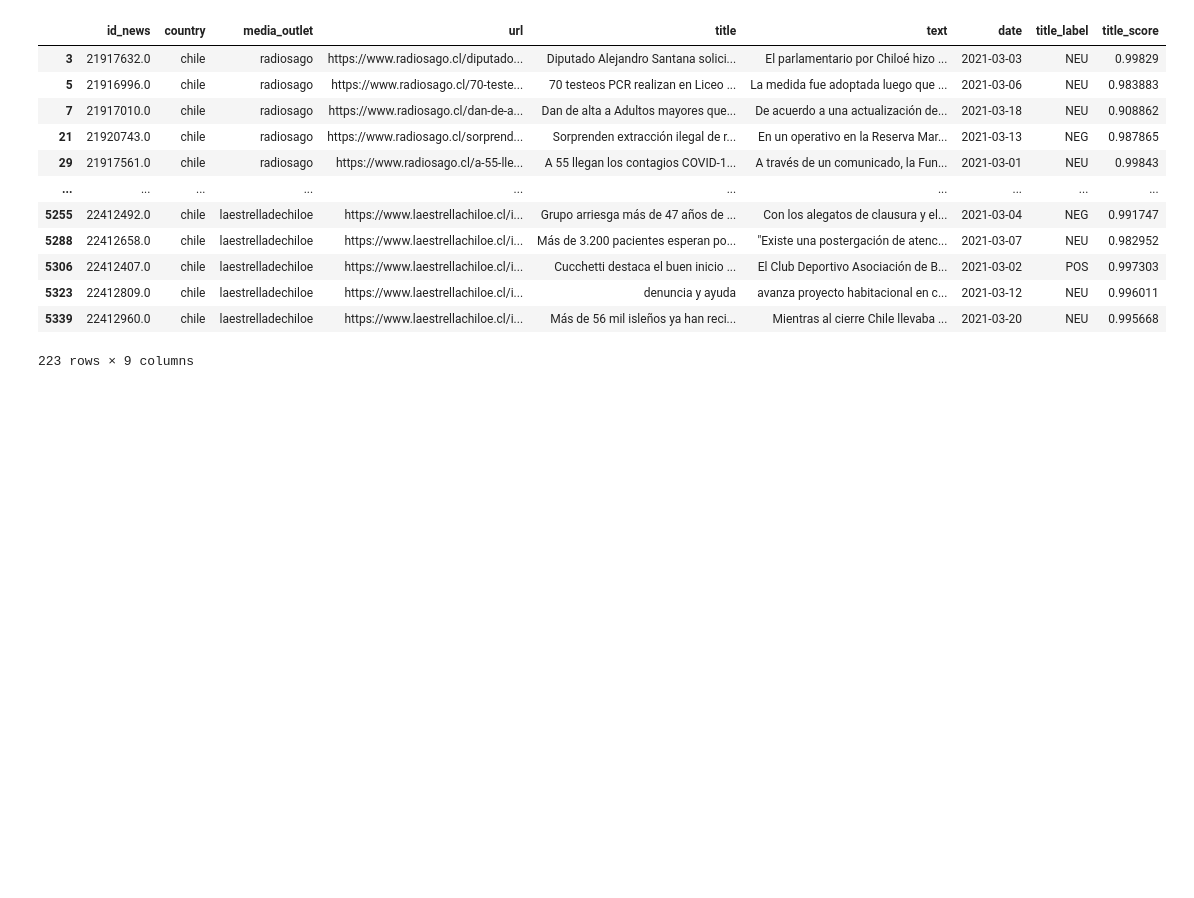
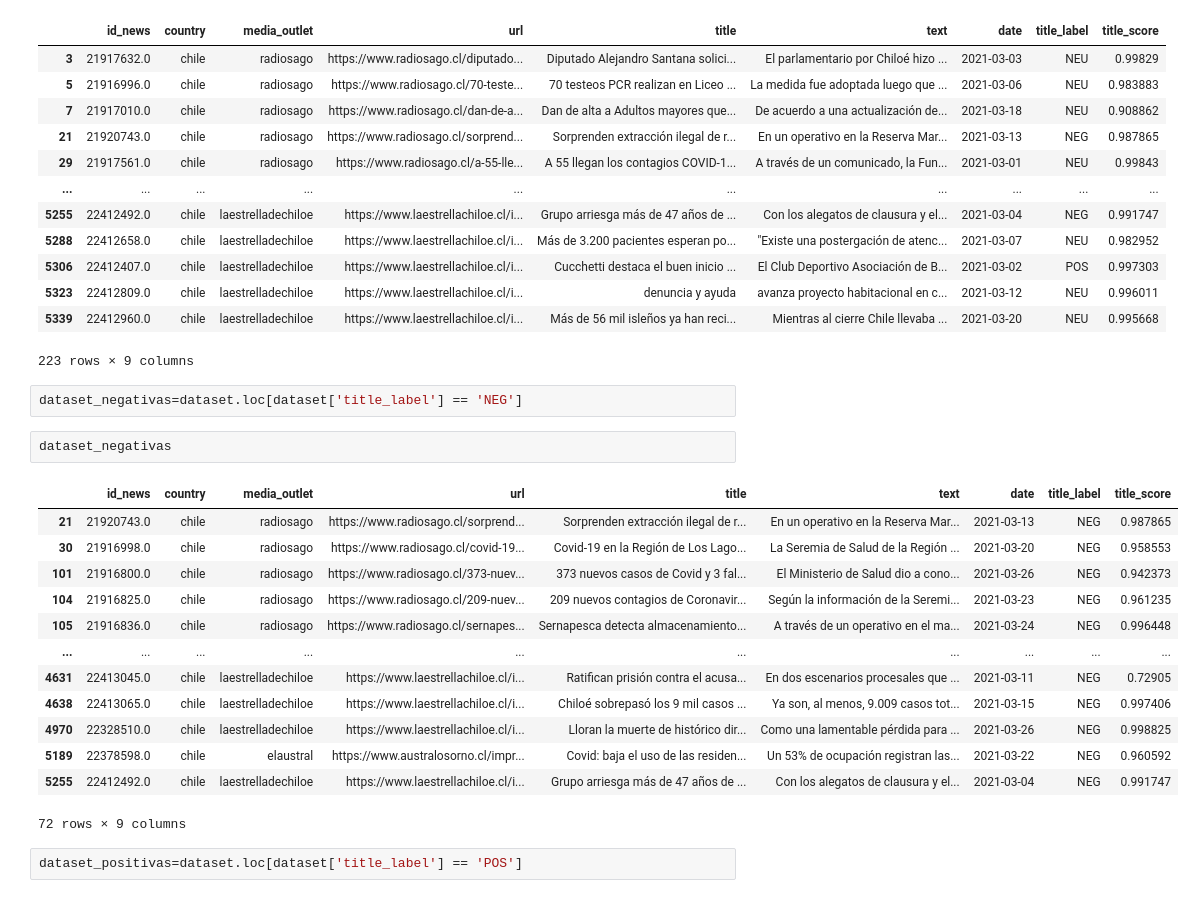
Before and after one commit to fernando479/discurso-de-los-medios-de-prensa, a Jupyter notebook: Tasa de noticias negativas por comunas.ipynb, the cells around one changed output. Cells and saved outputs as stored; diff of their text form; blank space fills up the shorter version.

```diff
--- a/Tasa de noticias negativas por comunas.ipynb
+++ b/Tasa de noticias negativas por comunas.ipynb
@@ -258,3 +258,23 @@ dataset
 | 5323 | 22412809.0 | chile | laestrelladechiloe | https://www.laestrellachiloe.cl/i... | denuncia y ayuda | avanza proyecto habitacional en c... | 2021-03-12 | NEU | 0.996011 |
 | 5339 | 22412960.0 | chile | laestrelladechiloe | https://www.laestrellachiloe.cl/i... | Más de 56 mil isleños ya han reci... | Mientras al cierre Chile llevaba ... | 2021-03-20 | NEU | 0.995668 |
 223 rows × 9 columns
+# %%
+dataset_negativas=dataset.loc[dataset['title_label'] == 'NEG']
+# %%
+dataset_negativas
+# %% [output]
+|  | id_news | country | media_outlet | url | title | text | date | title_label | title_score |
+| 21 | 21920743.0 | chile | radiosago | https://www.radiosago.cl/sorprend... | Sorprenden extracción ilegal de r... | En un operativo en la Reserva Mar... | 2021-03-13 | NEG | 0.987865 |
+| 30 | 21916998.0 | chile | radiosago | https://www.radiosago.cl/covid-19... | Covid-19 en la Región de Los Lago... | La Seremia de Salud de la Región ... | 2021-03-20 | NEG | 0.958553 |
+| 101 | 21916800.0 | chile | radiosago | https://www.radiosago.cl/373-nuev... | 373 nuevos casos de Covid y 3 fal... | El Ministerio de Salud dio a cono... | 2021-03-26 | NEG | 0.942373 |
+| 104 | 21916825.0 | chile | radiosago | https://www.radiosago.cl/209-nuev... | 209 nuevos contagios de Coronavir... | Según la información de la Seremi... | 2021-03-23 | NEG | 0.961235 |
+| 105 | 21916836.0 | chile | radiosago | https://www.radiosago.cl/sernapes... | Sernapesca detecta almacenamiento... | A través de un operativo en el ma... | 2021-03-24 | NEG | 0.996448 |
+| ... | ... | ... | ... | ... | ... | ... | ... | ... | ... |
+| 4631 | 22413045.0 | chile | laestrelladechiloe | https://www.laestrellachiloe.cl/i... | Ratifican prisión contra el acusa... | En dos escenarios procesales que ... | 2021-03-11 | NEG | 0.72905 |
+| 4638 | 22413065.0 | chile | laestrelladechiloe | https://www.laestrellachiloe.cl/i... | Chiloé sobrepasó los 9 mil casos ... | Ya son, al menos, 9.009 casos tot... | 2021-03-15 | NEG | 0.997406 |
+| 4970 | 22328510.0 | chile | laestrelladechiloe | https://www.laestrellachiloe.cl/i... | Lloran la muerte de histórico dir... | Como una lamentable pérdida para ... | 2021-03-26 | NEG | 0.998825 |
+| 5189 | 22378598.0 | chile | elaustral | https://www.australosorno.cl/impr... | Covid: baja el uso de las residen... | Un 53% de ocupación registran las... | 2021-03-22 | NEG | 0.960592 |
+| 5255 | 22412492.0 | chile | laestrelladechiloe | https://www.laestrellachiloe.cl/i... | Grupo arriesga más de 47 años de ... | Con los alegatos de clausura y el... | 2021-03-04 | NEG | 0.991747 |
+72 rows × 9 columns
+# %%
+dataset_positivas=dataset.loc[dataset['title_label'] == 'POS']
```
Also changed, not shown: parts of 4 cells of this notebook.
